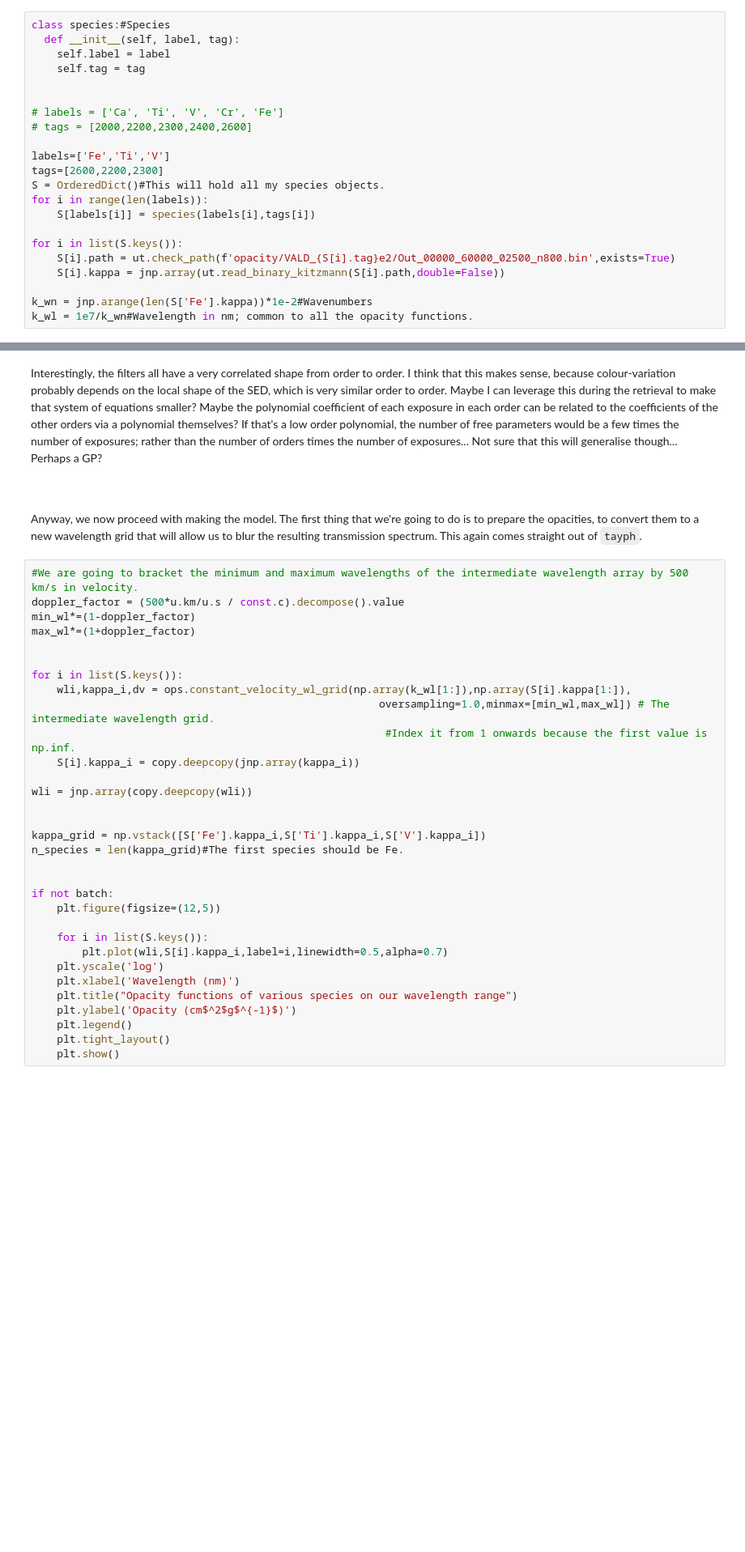
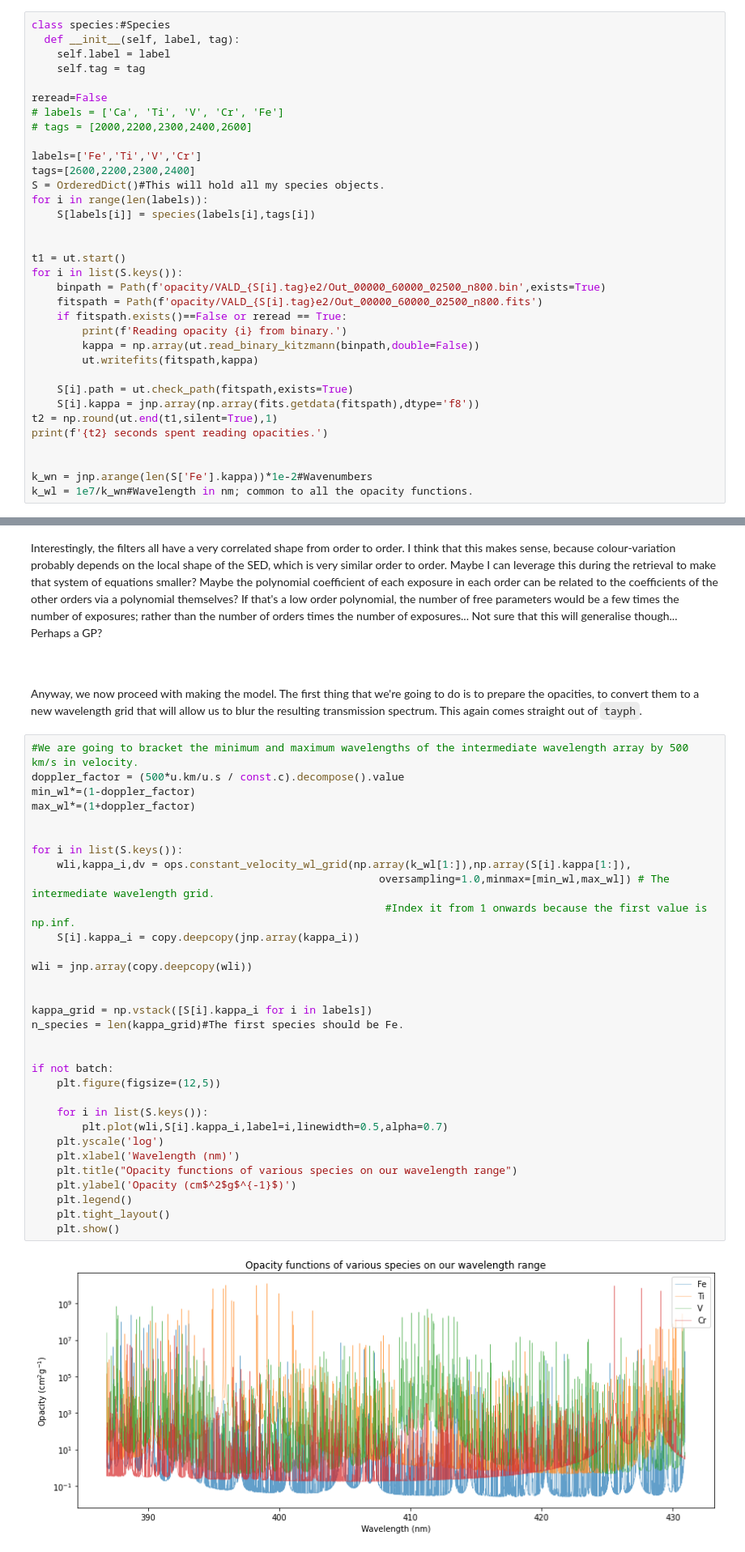
Before and after one commit to Hoeijmakers/jax-hires-coffee, a Jupyter notebook: hires-transmission-hk17.ipynb, the cells around one changed output, grey strips where cells are left out. Shown at 81% size. Cells and saved outputs as stored; diff of their text form; blank space fills up the shorter version.

```diff
--- a/hires-transmission-hk17.ipynb
+++ b/hires-transmission-hk17.ipynb
@@ -67,19 +68,31 @@ class species:#Species
     self.label = label
     self.tag = tag
 
-
+reread=False
 # labels = ['Ca', 'Ti', 'V', 'Cr', 'Fe']
 # tags = [2000,2200,2300,2400,2600]
 
-labels=['Fe','Ti','V']
-tags=[2600,2200,2300]
+labels=['Fe','Ti','V','Cr']
+tags=[2600,2200,2300,2400]
 S = OrderedDict()#This will hold all my species objects.
 for i in range(len(labels)):
     S[labels[i]] = species(labels[i],tags[i])
 
+
+t1 = ut.start()
 for i in list(S.keys()):
-    S[i].path = ut.check_path(f'opacity/VALD_{S[i].tag}e2/Out_00000_60000_02500_n800.bin',exists=True)
-    S[i].kappa = jnp.array(ut.read_binary_kitzmann(S[i].path,double=False))
+    binpath = Path(f'opacity/VALD_{S[i].tag}e2/Out_00000_60000_02500_n800.bin',exists=True)
+    fitspath = Path(f'opacity/VALD_{S[i].tag}e2/Out_00000_60000_02500_n800.fits')
+    if fitspath.exists()==False or reread == True:
+        print(f'Reading opacity {i} from binary.')
+        kappa = np.array(ut.read_binary_kitzmann(binpath,double=False))
+        ut.writefits(fitspath,kappa)
+
+    S[i].path = ut.check_path(fitspath,exists=True)
+    S[i].kappa = jnp.array(np.array(fits.getdata(fitspath),dtype='f8'))
+t2 = np.round(ut.end(t1,silent=True),1)
+print(f'{t2} seconds spent reading opacities.')
+
 
 k_wn = jnp.arange(len(S['Fe'].kappa))*1e-2#Wavenumbers
 k_wl = 1e7/k_wn#Wavelength in nm; common to all the opacity functions.
@@ -316,34 +345,36 @@ Anyway, we now proceed with making the model. The first thing that we're going t
 #We are going to bracket the minimum and maximum wavelengths of the intermediate wavelength array by 500 km/s in velocity.
 doppler_factor = (500*u.km/u.s / const.c).decompose().value
 min_wl*=(1-doppler_factor)
 max_wl*=(1+doppler_factor)
 
 
 for i in list(S.keys()):
     wli,kappa_i,dv = ops.constant_velocity_wl_grid(np.array(k_wl[1:]),np.array(S[i].kappa[1:]),
                                                        oversampling=1.0,minmax=[min_wl,max_wl]) # The intermediate wavelength grid.
                                                         #Index it from 1 onwards because the first value is np.inf.
     S[i].kappa_i = copy.deepcopy(jnp.array(kappa_i))
 
 wli = jnp.array(copy.deepcopy(wli))
 
 
-kappa_grid = np.vstack([S['Fe'].kappa_i,S['Ti'].kappa_i,S['V'].kappa_i])
+kappa_grid = np.vstack([S[i].kappa_i for i in labels])
 n_species = len(kappa_grid)#The first species should be Fe.
 
 
 if not batch:
     plt.figure(figsize=(12,5))
 
     for i in list(S.keys()):
         plt.plot(wli,S[i].kappa_i,label=i,linewidth=0.5,alpha=0.7)
     plt.yscale('log')
     plt.xlabel('Wavelength (nm)')
     plt.title("Opacity functions of various species on our wavelength range")
     plt.ylabel('Opacity (cm$^2$g$^{-1}$)')
     plt.legend()
     plt.tight_layout()
     plt.show()
+# %% [output]
+[figure, added]
 # %% [markdown]
 So now we have opacity functions interpolated onto a fine-grained constant-dv grid.
 The next task is to make a model that matches the order-wise data.  <br><br><br>
```
Also changed, not shown: parts of 18 cells of this notebook, 1 other file.
